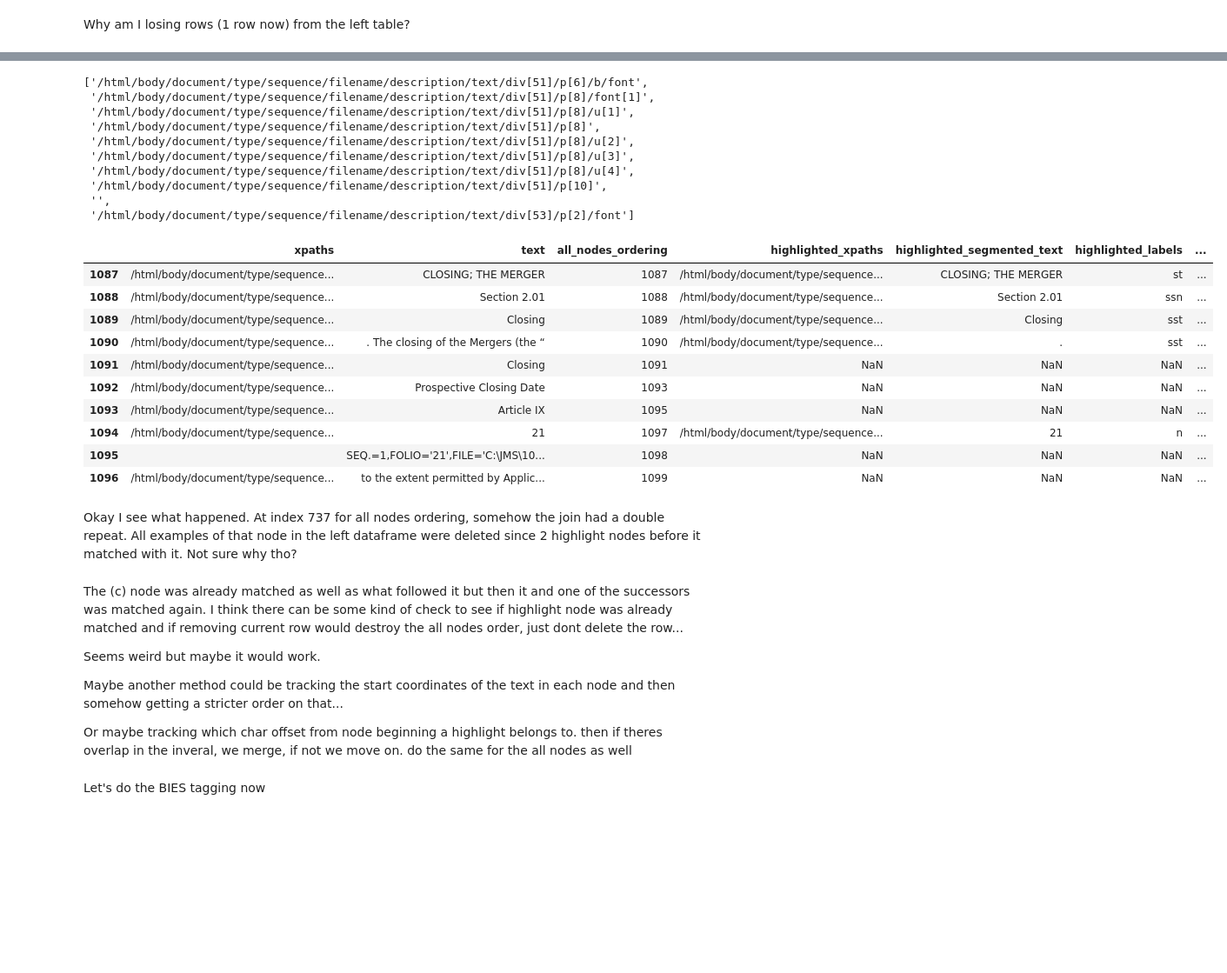
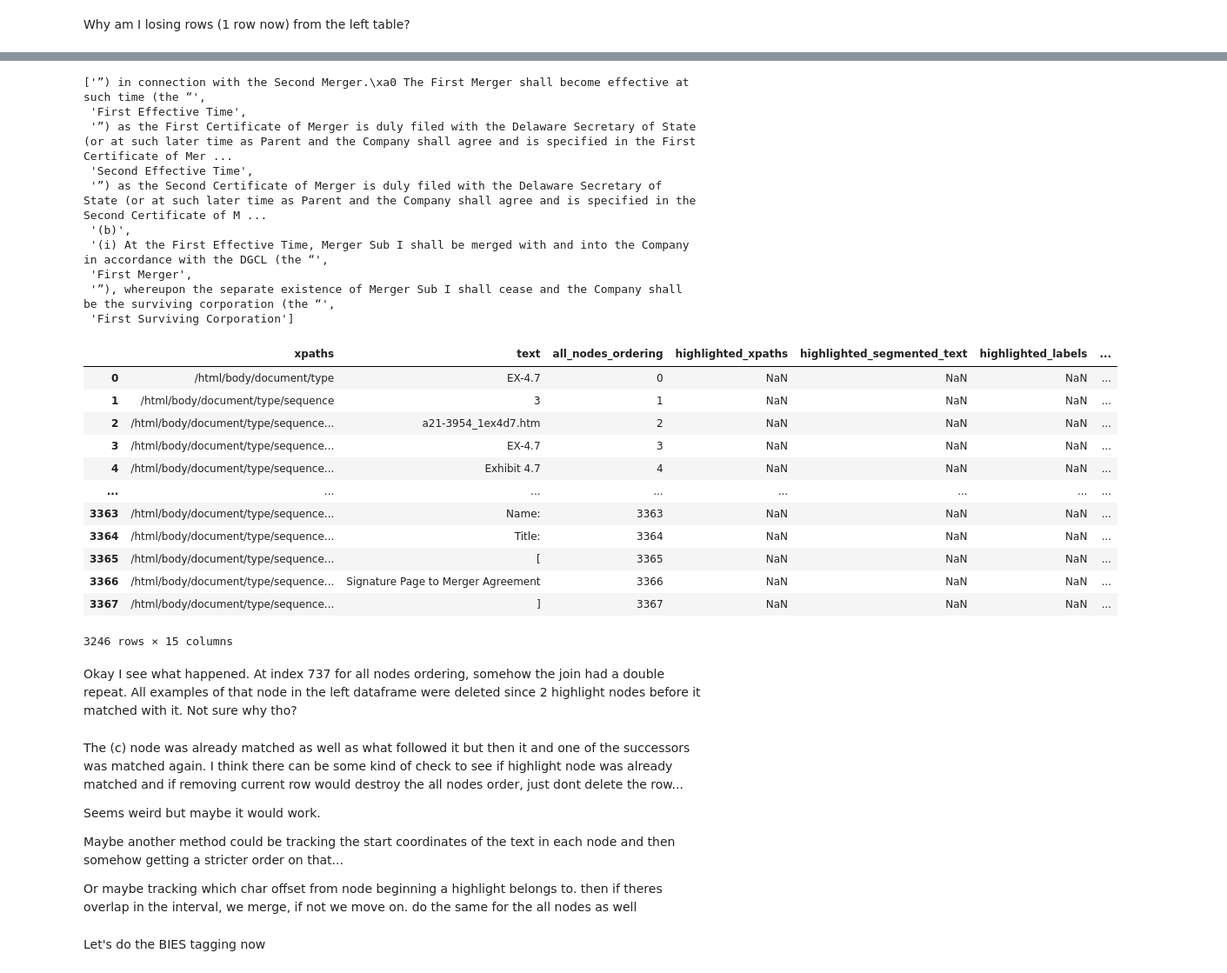
Before and after one commit to pranabislam/contract_labeler, a Jupyter notebook: postprocess_contract_v5.ipynb, the cells around one changed output, grey strips where cells are left out. Shown: that part at 87% size. Drawn from its saved outputs; the diff is of its cells as text; code cells hidden in the pictures; blank space fills up the shorter version.

```diff
--- a/postprocess_contract_v5.ipynb
+++ b/postprocess_contract_v5.ipynb
@@ -146,7 +171,7 @@ def monotonic_left_merge(full, highlighted):
             h_xpaths = h_row[1]['highlighted_xpaths']
             h_texts = h_row[1]['highlighted_segmented_text']
 
-            if h_xpaths == full_xpaths and h_texts == full_texts:
+            if h_xpaths == full_xpaths: # and h_texts == full_texts:
                 if h_xpaths in found_xpaths:
                     print('CURRENT h_xpath ALREADY FOUND BEFORE:')
                     print(h_xpaths)
@@ -392,5 +379,7 @@ merged.iloc[1087:1097]['highlighted_xpaths'].tolist()
 # %%
-merged['is_outside'] = merged['_merge'].apply(lambda x: 1 if x=='left_only' else 0)
+merged_df['is_outside'] = merged_df['segment_number_from_idx'].apply(lambda x: 1 if math.isnan(x) else 0)
+merged_df[1087:1097]
+merged = merged_df
 # %%
 merged.to_csv("drop_check.csv")
 # %%
@@ -417,12 +406,12 @@ def assert_node_ordering_for_merged_table(merged: pd.DataFrame) -> pd.DataFrame:
     Due to repeat xpaths in both left and right table in merged, need to remove the duplicated rows
     '''
     drop_indices = []
-    last_highlight_node_idx = -1
-    for i, row in merged[merged['is_outside'] < 1].iterrows():
-        if row.exploded_highlight_node_order and row.exploded_highlight_node_order != last_highlight_node_idx + 1:
-            drop_indices.append(i)
-        else:
-            last_highlight_node_idx = row.exploded_highlight_node_order
+#     last_highlight_node_idx = -1
+#     for i, row in merged[merged['is_outside'] < 1].iterrows():
+#         if row.exploded_highlight_node_order and row.exploded_highlight_node_order != last_highlight_node_idx + 1:
+#             drop_indices.append(i)
+#         else:
+#             last_highlight_node_idx = row.exploded_highlight_node_order
     merged = merged.drop(drop_indices).reset_index(drop=True)
 
     # Assert both orderings keep their original structure
@@ -434,3 +423,4 @@ def assert_node_ordering_for_merged_table(merged: pd.DataFrame) -> pd.DataFrame:
 merged_ordered, drop_indices = assert_node_ordering_for_merged_table(merged)
 empty_xpath_index = merged_ordered.fillna(0).where(merged_ordered['xpaths'] == '').dropna().index
 empty_xpath_index
+merged_ordered = merged_ordered.drop(empty_xpath_index)
@@ -493,30 +463,32 @@ merged_ordered[merged_ordered['all_nodes_ordering'] > merged_ordered.index]
 # %%
-merged_ordered[1087:1097]['xpaths'].tolist()
+merged_ordered[1087:1097]['text'].tolist()
 # %% [output]
-['/html/body/document/type/sequence/filename/description/text/div[51]/p[6]/b/font',
- '/html/body/document/type/sequence/filename/description/text/div[51]/p[8]/font[1]',
- '/html/body/document/type/sequence/filename/description/text/div[51]/p[8]/u[1]',
- '/html/body/document/type/sequence/filename/description/text/div[51]/p[8]',
- '/html/body/document/type/sequence/filename/description/text/div[51]/p[8]/u[2]',
- '/html/body/document/type/sequence/filename/description/text/div[51]/p[8]/u[3]',
- '/html/body/document/type/sequence/filename/description/text/div[51]/p[8]/u[4]',
- '/html/body/document/type/sequence/filename/description/text/div[51]/p[10]',
- '',
- '/html/body/document/type/sequence/filename/description/text/div[53]/p[2]/font']
+['”) in connection with the Second Merger.\xa0 The First Merger shall become effective at such time (the “',
+ 'First Effective Time',
+ '”) as the First Certificate of Merger is duly filed with the Delaware Secretary of State (or at such later time as Parent and the Company shall agree and is specified in the First Certificate of Mer ...
+ 'Second Effective Time',
+ '”) as the Second Certificate of Merger is duly filed with the Delaware Secretary of State (or at such later time as Parent and the Company shall agree and is specified in the Second Certificate of M ...
+ '(b)',
+ '(i) At the First Effective Time, Merger Sub I shall be merged with and into the Company in accordance with the DGCL (the “',
+ 'First Merger',
+ '”), whereupon the separate existence of Merger Sub I shall cease and the Company shall be the surviving corporation (the “',
+ 'First Surviving Corporation']
 # %%
-merged_ordered[1087:1097]
+merged_ordered
 # %% [output]
 |  | xpaths | text | all_nodes_ordering | highlighted_xpaths | highlighted_segmented_text | highlighted_labels | ... |
-| 1087 | /html/body/document/type/sequence... | CLOSING; THE MERGER | 1087 | /html/body/document/type/sequence... | CLOSING; THE MERGER | st | ... |
-| 1088 | /html/body/document/type/sequence... | Section 2.01 | 1088 | /html/body/document/type/sequence... | Section 2.01 | ssn | ... |
-| 1089 | /html/body/document/type/sequence... | Closing | 1089 | /html/body/document/type/sequence... | Closing | sst | ... |
-| 1090 | /html/body/document/type/sequence... | . The closing of the Mergers (the “ | 1090 | /html/body/document/type/sequence... | . | sst | ... |
-| 1091 | /html/body/document/type/sequence... | Closing | 1091 | NaN | NaN | NaN | ... |
-| 1092 | /html/body/document/type/sequence... | Prospective Closing Date | 1093 | NaN | NaN | NaN | ... |
-| 1093 | /html/body/document/type/sequence... | Article IX | 1095 | NaN | NaN | NaN | ... |
-| 1094 | /html/body/document/type/sequence... | 21 | 1097 | /html/body/document/type/sequence... | 21 | n | ... |
-| 1095 |  | SEQ.=1,FOLIO='21',FILE='C:\JMS\10... | 1098 | NaN | NaN | NaN | ... |
-| 1096 | /html/body/document/type/sequence... | to the extent permitted by Applic... | 1099 | NaN | NaN | NaN | ... |
+| 0 | /html/body/document/type | EX-4.7 | 0 | NaN | NaN | NaN | ... |
+| 1 | /html/body/document/type/sequence | 3 | 1 | NaN | NaN | NaN | ... |
+| 2 | /html/body/document/type/sequence... | a21-3954_1ex4d7.htm | 2 | NaN | NaN | NaN | ... |
+| 3 | /html/body/document/type/sequence... | EX-4.7 | 3 | NaN | NaN | NaN | ... |
+| 4 | /html/body/document/type/sequence... | Exhibit 4.7 | 4 | NaN | NaN | NaN | ... |
+| ... | ... | ... | ... | ... | ... | ... | ... |
+| 3363 | /html/body/document/type/sequence... | Name: | 3363 | NaN | NaN | NaN | ... |
+| 3364 | /html/body/document/type/sequence... | Title: | 3364 | NaN | NaN | NaN | ... |
+| 3365 | /html/body/document/type/sequence... | [ | 3365 | NaN | NaN | NaN | ... |
+| 3366 | /html/body/document/type/sequence... | Signature Page to Merger Agreement | 3366 | NaN | NaN | NaN | ... |
+| 3367 | /html/body/document/type/sequence... | ] | 3367 | NaN | NaN | NaN | ... |
+3246 rows × 15 columns
 # %% [markdown]
 Okay I see what happened. At index 737 for all nodes ordering, somehow the join had a double repeat. All examples of that node in the left dataframe were deleted since 2 highlight nodes before it matched with it. Not sure why tho?
 # %% [markdown]
@@ -526,7 +498,7 @@ Seems weird but maybe it would work.
 
 Maybe another method could be tracking the start coordinates of the text in each node and then somehow getting a stricter order on that...
 
-Or maybe tracking which char offset from node beginning a highlight belongs to. then if theres overlap in the inveral, we merge, if not we move on. do the same for the all nodes as well
+Or maybe tracking which char offset from node beginning a highlight belongs to. then if theres overlap in the interval, we merge, if not we move on. do the same for the all nodes as well
 # %% [markdown]
 Let's do the BIES tagging now
 # %%
```
Also changed, not shown: parts of 18 cells of this notebook.
